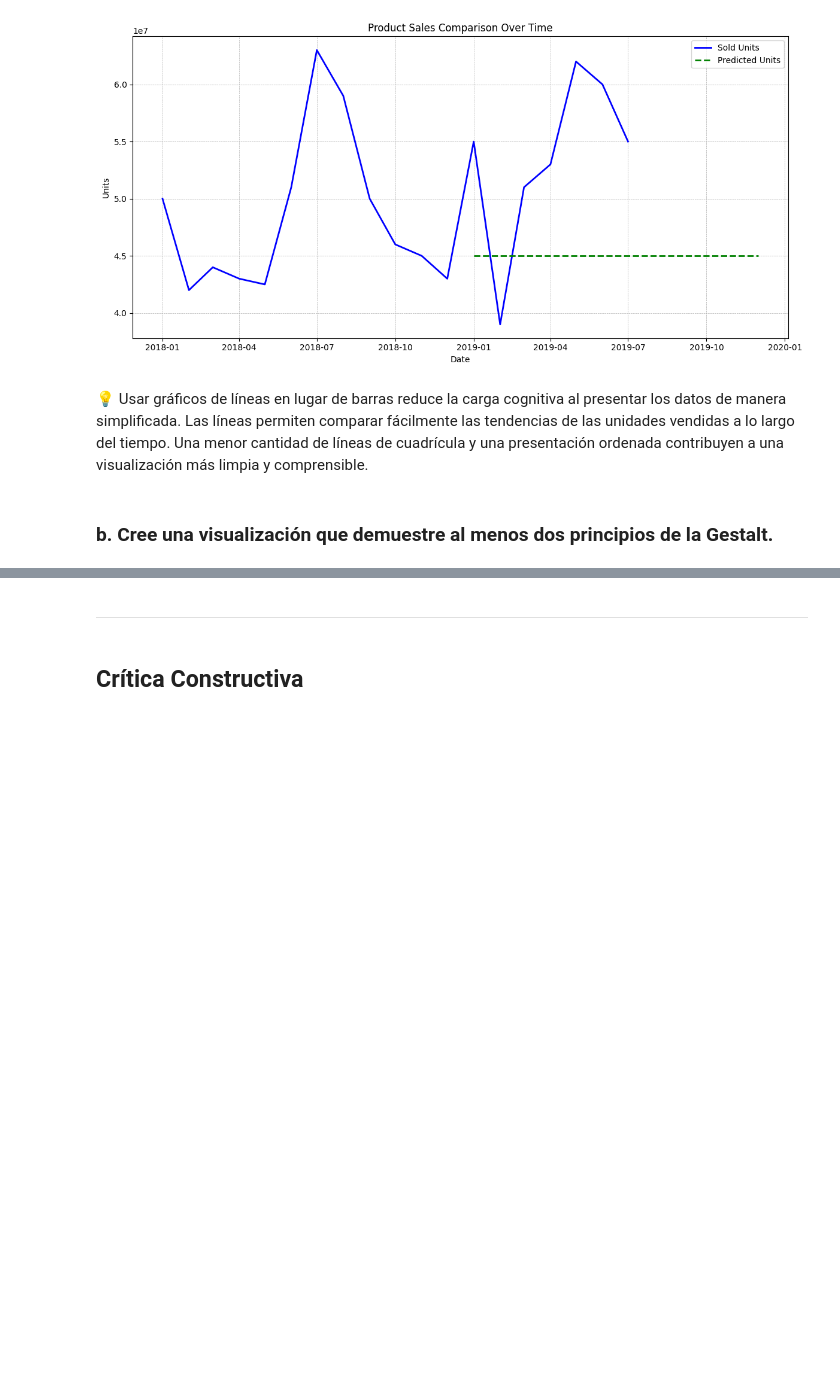
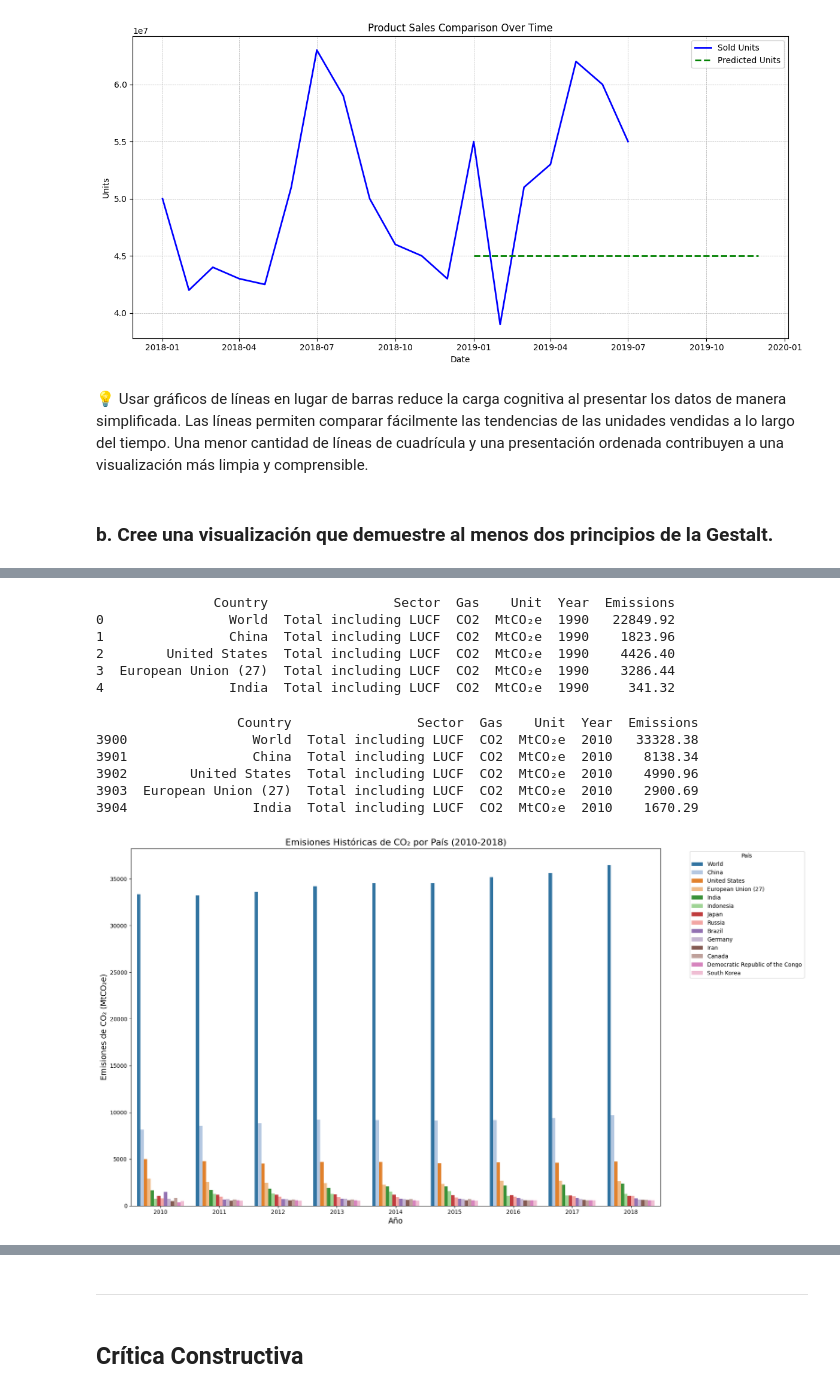
Before and after one commit to UVG-Works-Hub/data-visualization, a Jupyter notebook: visualization.ipynb, the cells around one changed output, grey strips where cells are left out. Drawn from its saved outputs; the diff is of its cells as text; code cells hidden in the pictures; blank space fills up the shorter version.

```diff
--- a/visualization.ipynb
+++ b/visualization.ipynb
@@ -405,0 +354,62 @@ plt.show()
+# %%
+year_columns = [str(year) for year in range(1990, 2019)]
+
+df_long = emissions.melt(id_vars=['Country', 'Sector', 'Gas', 'Unit'],
+                  value_vars=year_columns,
+                  var_name='Year',
+                  value_name='Emissions')
+
+df_long['Year'] = df_long['Year'].astype(int)
+
+df_long['Emissions'] = pd.to_numeric(df_long['Emissions'], errors='coerce')
+
+df_long = df_long.dropna(subset=['Emissions'])
+
+print(df_long.head())
+# %% [output]
+               Country                Sector  Gas    Unit  Year  Emissions
+0                World  Total including LUCF  CO2  MtCO₂e  1990   22849.92
+1                China  Total including LUCF  CO2  MtCO₂e  1990    1823.96
+2        United States  Total including LUCF  CO2  MtCO₂e  1990    4426.40
+3  European Union (27)  Total including LUCF  CO2  MtCO₂e  1990    3286.44
+4                India  Total including LUCF  CO2  MtCO₂e  1990     341.32
+# %%
+# Top 15 países por emisiones históricas de CO₂
+top_countries = ['World', 'China', 'United States', 'European Union (27)',
+                'India', 'Indonesia', 'Japan', 'Russia', 'Brazil',
+                'Germany', 'Iran', 'Canada', 'Democratic Republic of the Congo',
+                'South Korea']
+
+df_filtered = df_long[df_long['Country'].isin(top_countries)]
+
+df_filtered = df_filtered[(df_filtered['Year'] >= 2010) & (df_filtered['Year'] <= 2018)]
+
+print(df_filtered.head())
+
+plt.figure(figsize=(18, 10))
+
+palette = sns.color_palette("tab20", len(top_countries))
+
+sns.barplot(data=df_filtered,
+            x='Year',
+            y='Emissions',
+            hue='Country',
+            palette=palette)
+
+plt.xlabel('Año', fontsize=14)
+plt.ylabel('Emisiones de CO₂ (MtCO₂e)', fontsize=14)
+plt.title('Emisiones Históricas de CO₂ por País (2010-2018)', fontsize=16)
+
+plt.legend(title='País', bbox_to_anchor=(1.05, 1), loc='upper left')
+
+plt.tight_layout()
+
+plt.show()
+# %% [output]
+                  Country                Sector  Gas    Unit  Year  Emissions
+3900                World  Total including LUCF  CO2  MtCO₂e  2010   33328.38
+3901                China  Total including LUCF  CO2  MtCO₂e  2010    8138.34
+3902        United States  Total including LUCF  CO2  MtCO₂e  2010    4990.96
+3903  European Union (27)  Total including LUCF  CO2  MtCO₂e  2010    2900.69
+3904                India  Total including LUCF  CO2  MtCO₂e  2010    1670.29
+[figure, added]
```
Also changed, not shown: parts of 13 cells of this notebook.
